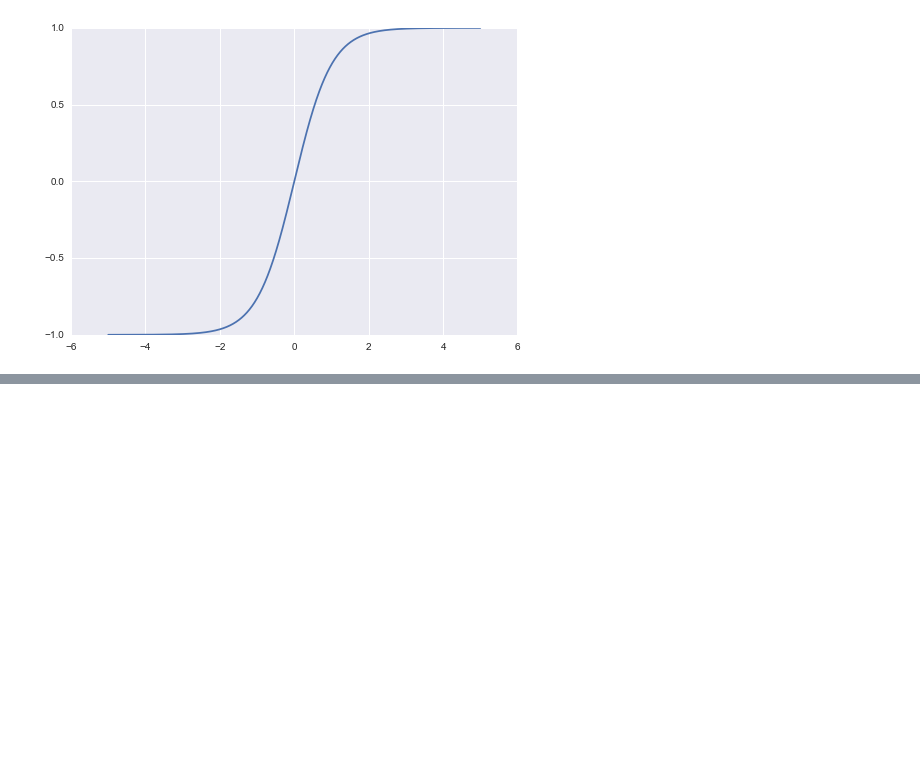
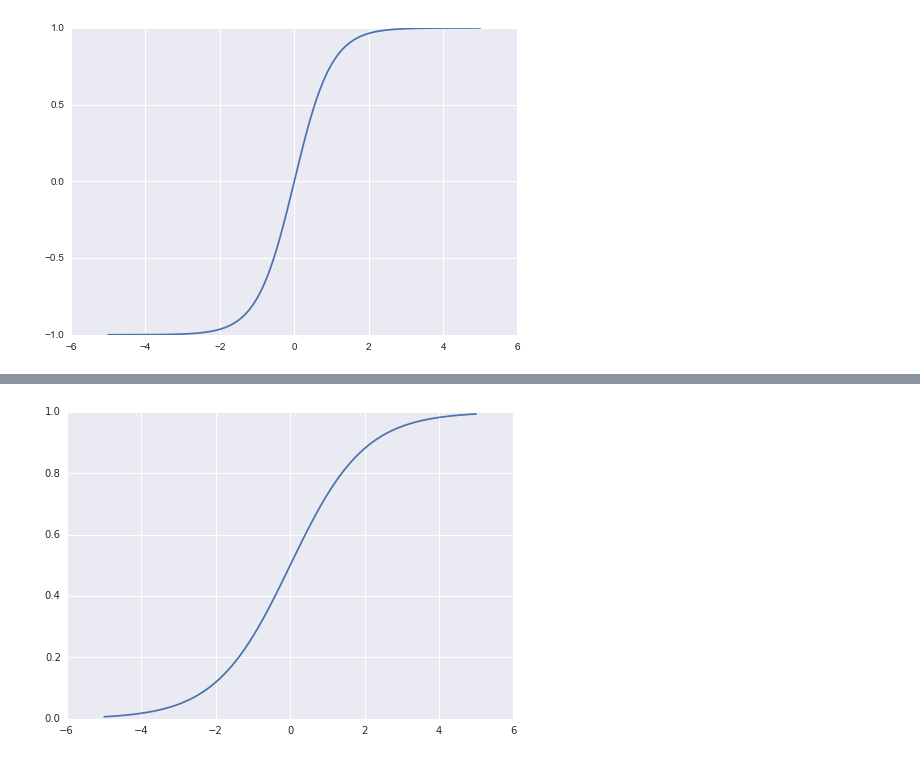
Before and after one commit to CS287/Lectures, a Jupyter notebook: notebooks/Untitled.ipynb, the cells around one changed output, grey strips where cells are left out. Cells and saved outputs as stored; diff of their text form; code cells hidden in the pictures; blank space fills up the shorter version.

```diff
--- a/notebooks/Untitled.ipynb
+++ b/notebooks/Untitled.ipynb
@@ -57,0 +74,8 @@ plt.savefig("tanh.png")
+# %%
+x = np.linspace(-5, 5, 1000)
+y = 1./(1 + np.exp(-x))
+plt.plot(x, y)
+#sns.regplot(y="y", x="x", data={"x":x, "y":y},  scatter=False, order=5)
+plt.savefig("sigmoid.png")
+# %% [output]
+[figure, added]
```
Also changed, not shown: parts of 5 cells of this notebook, 6 other files.
